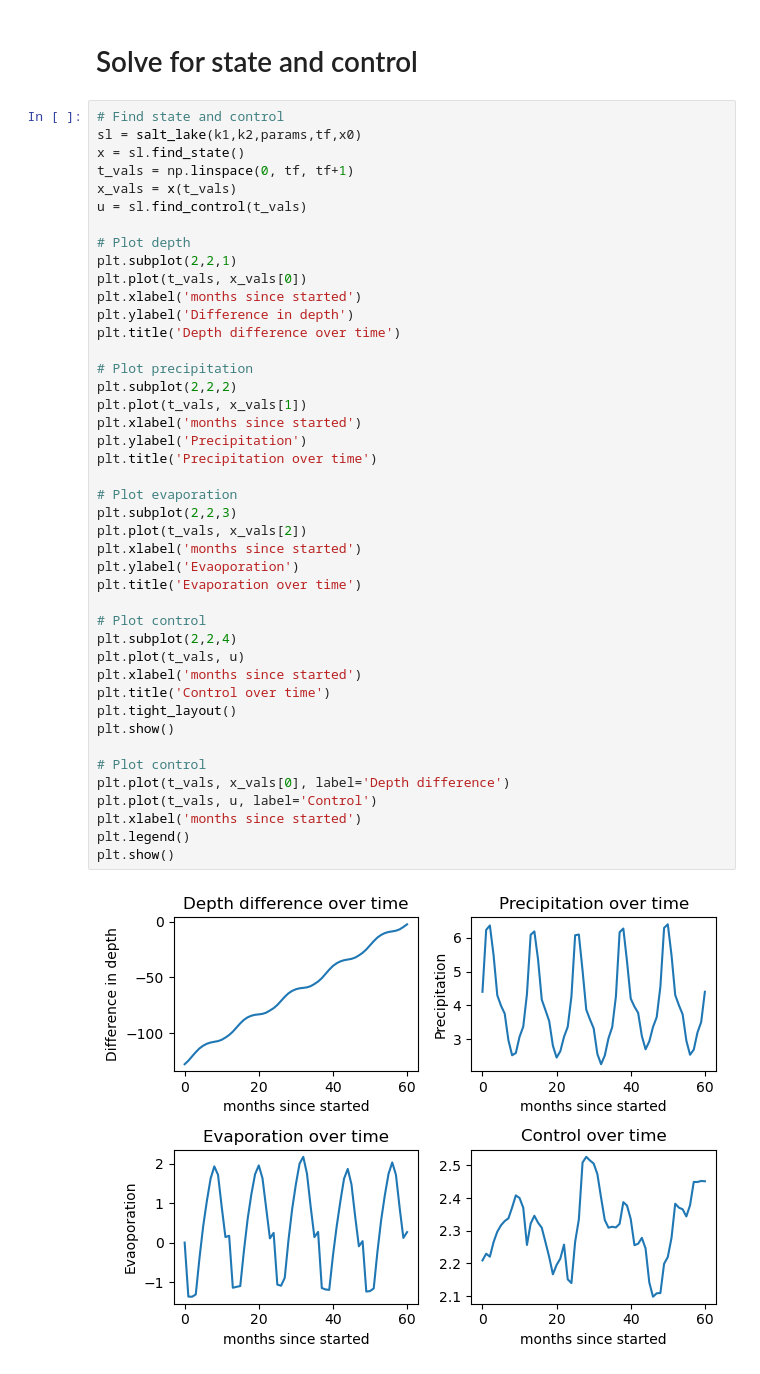
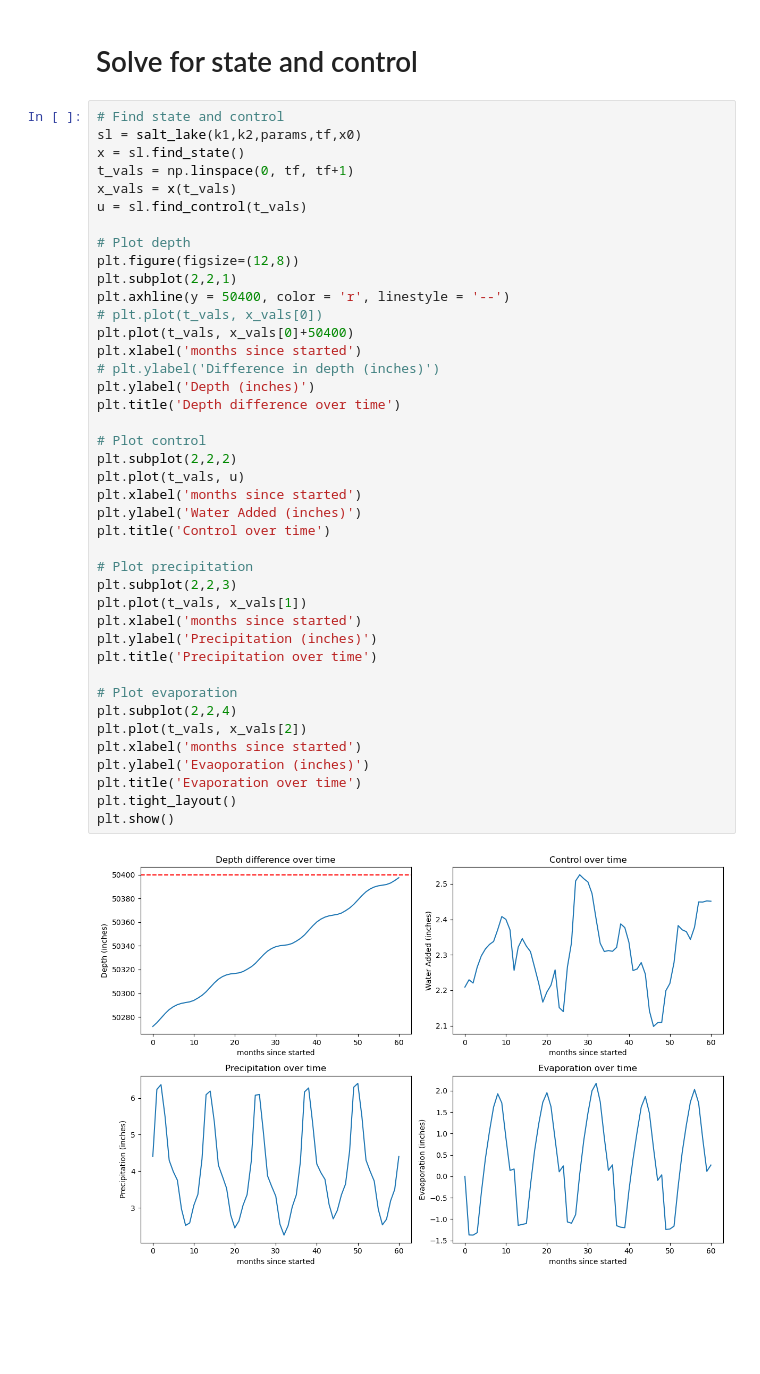
Before and after one commit to chloe-engler-hart/vol4_project, a Jupyter notebook: Scripts/LQR_depth_diff(better_method).ipynb, the cells around one changed output. Saved outputs shown, nothing was run; the diff lists cells and outputs as text; blank space fills up the shorter version.

Commit message:
Added new figures

```diff
--- a/Scripts/LQR_depth_diff(better_method).ipynb
+++ b/Scripts/LQR_depth_diff(better_method).ipynb
@@ -179,45 +179,43 @@ params = {'alpha': alpha, 'beta':beta, 'epsilon':epsilon,
 # %%
 # Find state and control
 sl = salt_lake(k1,k2,params,tf,x0)
 x = sl.find_state()
 t_vals = np.linspace(0, tf, tf+1)
 x_vals = x(t_vals)
 u = sl.find_control(t_vals)
 
 # Plot depth
+plt.figure(figsize=(12,8))
 plt.subplot(2,2,1)
-plt.plot(t_vals, x_vals[0])
+plt.axhline(y = 50400, color = 'r', linestyle = '--')
+# plt.plot(t_vals, x_vals[0])
+plt.plot(t_vals, x_vals[0]+50400)
 plt.xlabel('months since started')
-plt.ylabel('Difference in depth')
+# plt.ylabel('Difference in depth (inches)')
+plt.ylabel('Depth (inches)')
 plt.title('Depth difference over time')
 
+# Plot control
+plt.subplot(2,2,2)
+plt.plot(t_vals, u)
+plt.xlabel('months since started')
+plt.ylabel('Water Added (inches)')
+plt.title('Control over time')
+
 # Plot precipitation
-plt.subplot(2,2,2)
+plt.subplot(2,2,3)
 plt.plot(t_vals, x_vals[1])
 plt.xlabel('months since started')
-plt.ylabel('Precipitation')
+plt.ylabel('Precipitation (inches)')
 plt.title('Precipitation over time')
 
 # Plot evaporation
-plt.subplot(2,2,3)
+plt.subplot(2,2,4)
 plt.plot(t_vals, x_vals[2])
 plt.xlabel('months since started')
-plt.ylabel('Evaoporation')
+plt.ylabel('Evaoporation (inches)')
 plt.title('Evaporation over time')
-
-# Plot control
-plt.subplot(2,2,4)
-plt.plot(t_vals, u)
-plt.xlabel('months since started')
-plt.title('Control over time')
 plt.tight_layout()
 plt.show()
-
-# Plot control
-plt.plot(t_vals, x_vals[0], label='Depth difference')
-plt.plot(t_vals, u, label='Control')
-plt.xlabel('months since started')
-plt.legend()
-plt.show()
 # %% [output]
-[figure, old version]
+[figure, new version]
```
Also changed, not shown: parts of 3 cells of this notebook.
